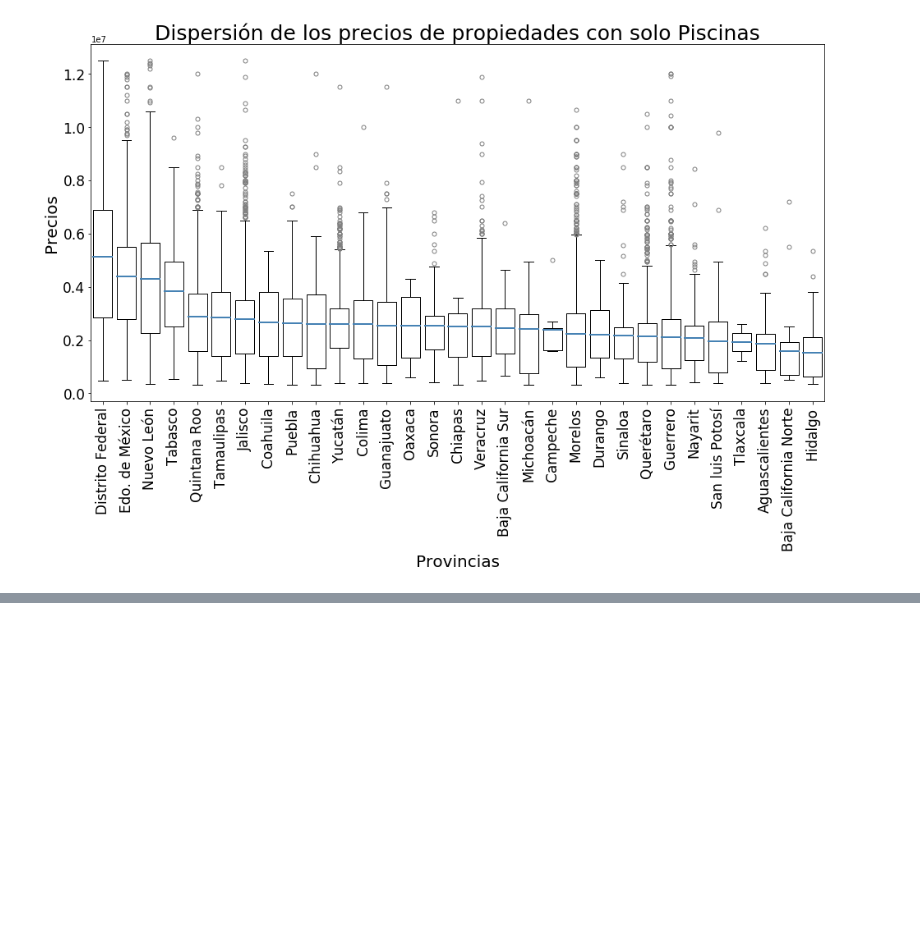
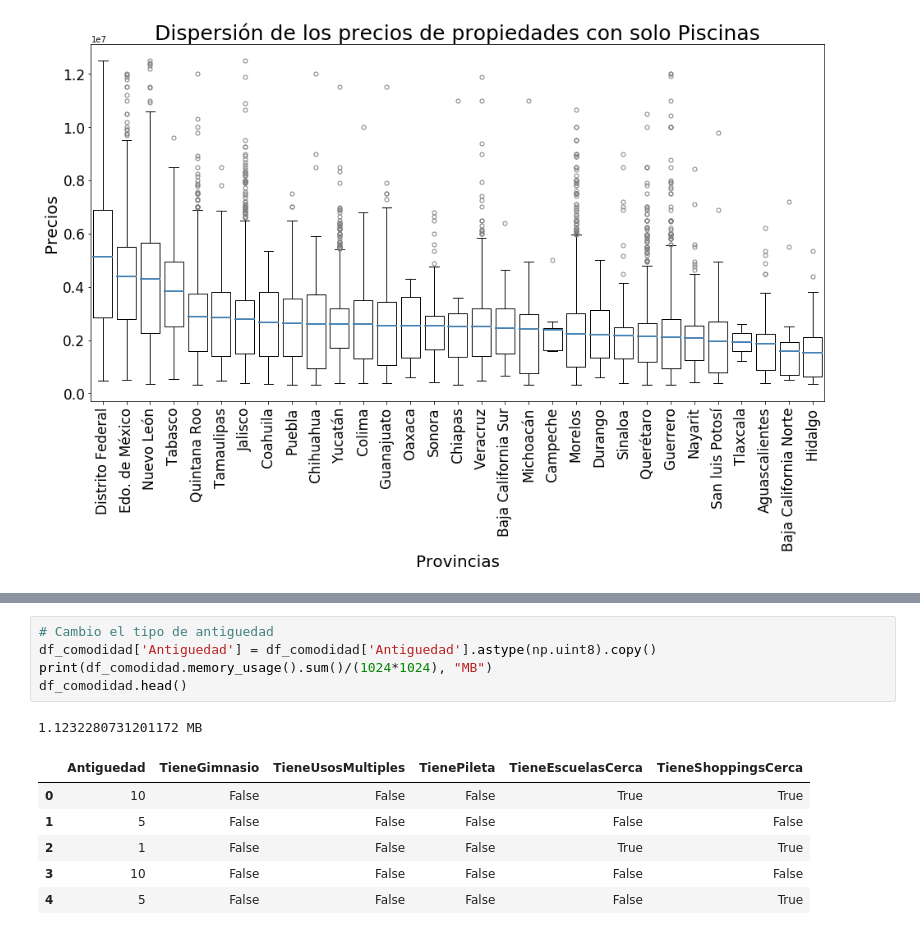
Before and after one commit to komod0/TPs-Org.Datos, a Jupyter notebook: tp1/nbfacundo.ipynb, the cells around one changed output, grey strips where cells are left out. Saved outputs shown, nothing was run; the diff lists cells and outputs as text; blank space fills up the shorter version.

```diff
--- a/tp1/nbfacundo.ipynb
+++ b/tp1/nbfacundo.ipynb
@@ -910,0 +956,13 @@ Los precios varían según la provincia
+# %%
+# Cambio el tipo de antiguedad
+df_comodidad['Antiguedad'] = df_comodidad['Antiguedad'].astype(np.uint8).copy()
+print(df_comodidad.memory_usage().sum()/(1024*1024), "MB")
+df_comodidad.head()
+# %% [output]
+1.1232280731201172 MB
+|  | Antiguedad | TieneGimnasio | TieneUsosMultiples | TienePileta | TieneEscuelasCerca | TieneShoppingsCerca |
+| 0 | 10 | False | False | False | True | True |
+| 1 | 5 | False | False | False | False | False |
+| 2 | 1 | False | False | False | True | True |
+| 3 | 10 | False | False | False | False | False |
+| 4 | 5 | False | False | False | False | True |
```
Also changed, not shown: parts of 5 cells of this notebook.
